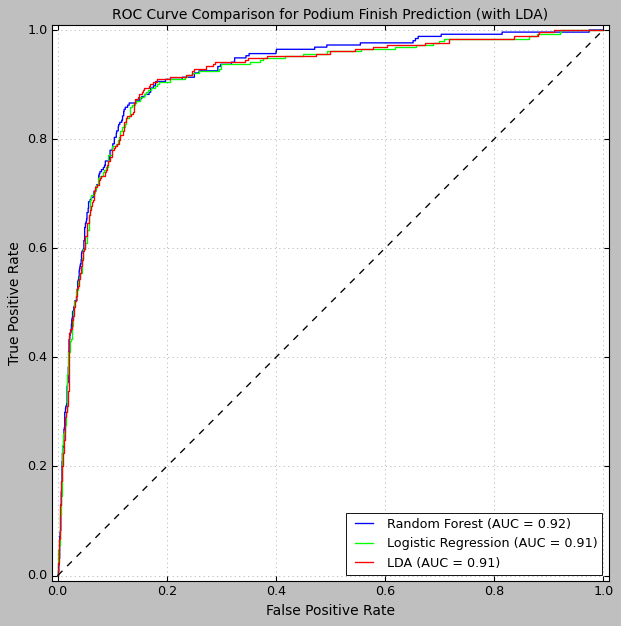
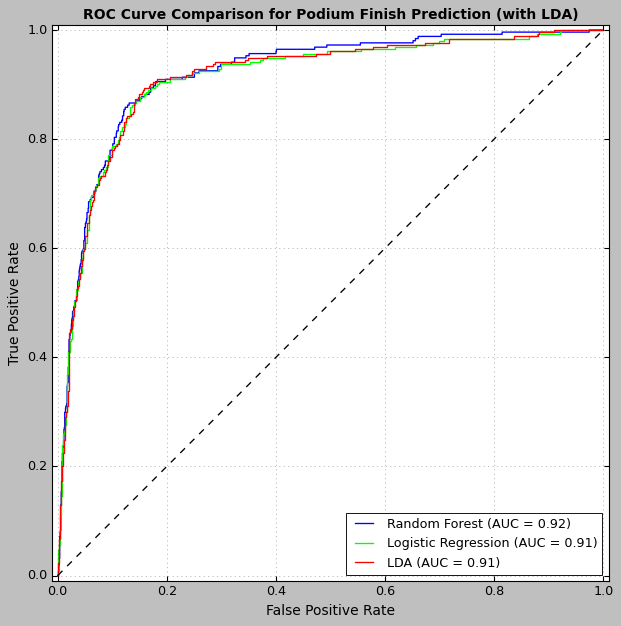
The notebook cell's code change between the first figure and the second:
--- before
+++ after
@@ -7,5 +7,5 @@
 plt.xlabel('False Positive Rate')
 plt.ylabel('True Positive Rate')
-plt.title('ROC Curve Comparison for Podium Finish Prediction (with LDA)')
+plt.title('ROC Curve Comparison for Podium Finish Prediction (with LDA)', fontweight='bold')
 plt.grid(True, alpha=0.3)
 plt.legend(loc='lower right')

Commit: done